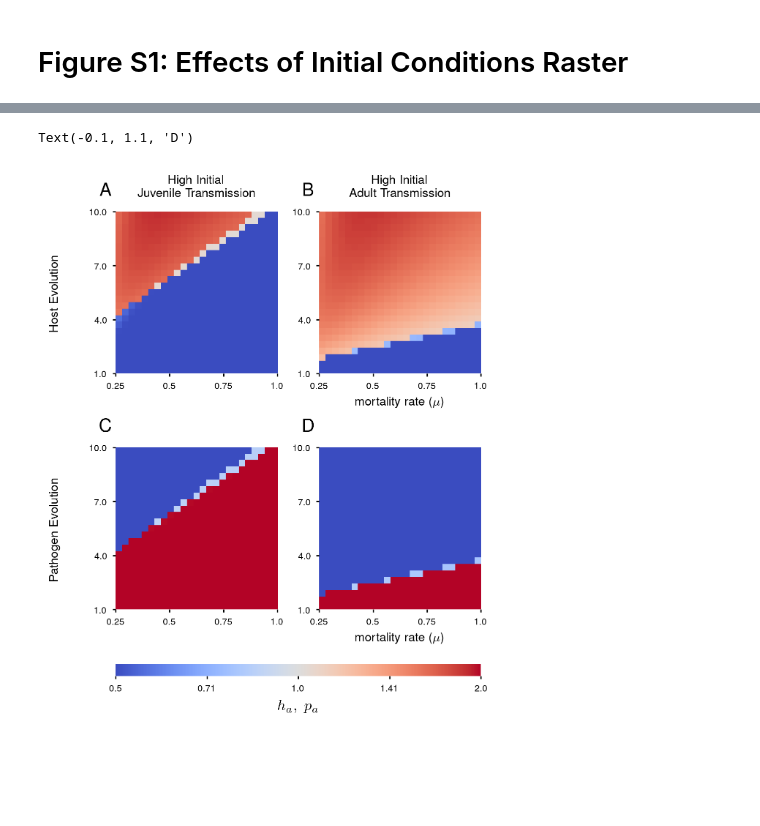
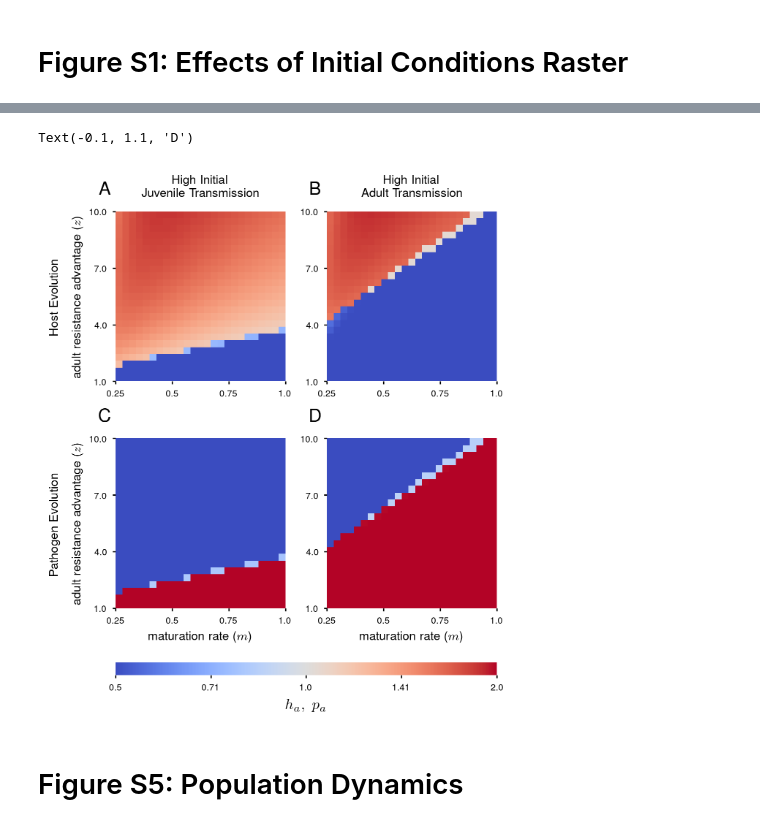
Before and after one commit to svhulse/transmission-coevolution, a Jupyter notebook: figures_supplementary.ipynb, the cells around one changed output, grey strips where cells are left out. Saved outputs shown, nothing was run; the diff lists cells and outputs as text; code cells hidden in the pictures; blank space fills up the shorter version.

Commit message:
new rasters

```diff
--- a/figures_supplementary.ipynb
+++ b/figures_supplementary.ipynb
@@ -229,51 +259,53 @@ Text(-0.1, 1.1, 'C')
-# %%
-coevol_path_50 = 'data/fast_pathogen_evolution_init_50_coevol.p'
-coevol_path_60 = 'data/fast_pathogen_evolution_init_60_coevol.p'
-
-coevol_raster_50 = RasterAnalysis(coevol_path_50, arg_x='m', arg_y='z')
-coevol_raster_60 = RasterAnalysis(coevol_path_60, arg_x='m', arg_y='z')
+# %%
+#Load rasters and data used for raster plots
+path_50 = 'data/fast_pathogen_evolution_init_50_coevol.p'
+path_60 = 'data/fast_pathogen_evolution_init_60_coevol.p'
+
+raster_50 = RasterAnalysis(coevol_path_50, arg_x='m', arg_y='z')
+raster_60 = RasterAnalysis(coevol_path_60, arg_x='m', arg_y='z')
 # %%
 fig, ax = plt.subplots(figsize=(5,5), ncols=2, nrows=2, layout='compressed')
 
-S_coevol_50, I_coevol_50, = coevol_raster_50.evol_plot()
-S_coevol_60, I_coevol_60, = coevol_raster_60.evol_plot()
+S_coevol_60, I_coevol_60, = raster_60.evol_plot()
+S_coevol_50, I_coevol_50, = raster_50.evol_plot()
 
-plot = ax[0,0].imshow(99 - S_coevol_50, cmap='coolwarm', vmin=0, vmax=99)
-ax[1,0].imshow(99 - I_coevol_50, cmap='coolwarm', vmin=0, vmax=99)
+plot = ax[0,0].imshow(99 - S_coevol_60, cmap='coolwarm', vmin=0, vmax=99)
+ax[1,0].imshow(99 - I_coevol_60, cmap='coolwarm', vmin=0, vmax=99)
 
-ax[0,1].imshow(99 - S_coevol_60, cmap='coolwarm', vmin=0, vmax=99)
-ax[1,1].imshow(99 - I_coevol_60, cmap='coolwarm', vmin=0, vmax=99)
+ax[0,1].imshow(99 - S_coevol_50, cmap='coolwarm', vmin=0, vmax=99)
+ax[1,1].imshow(99 - I_coevol_50, cmap='coolwarm', vmin=0, vmax=99)
 
 for axis in ax.reshape(-1):
     axis.invert_yaxis()
     axis.set_frame_on(False)
     axis.tick_params('both', length=2)
 
+coevol_raster_60.label_axes(ax[0,0], (4, 4), label_x=False, label_y=True)
+coevol_raster_60.label_axes(ax[1,0], (4, 4), label_y=True, x_string=r'maturation rate ($m$)')
+coevol_raster_50.label_axes(ax[0,1], (4, 4), label_x=False, label_y=False)
+coevol_raster_50.label_axes(ax[1,1], (4, 4), label_y=False, x_string=r'maturation rate ($m$)')
 
-coevol_raster_50.label_axes(ax[0,0], (4, 4), label_x=False, label_y=False)
-coevol_raster_50.label_axes(ax[0,1], (4, 4), label_y=False, x_string=r'mortality rate ($\mu$)')
-coevol_raster_60.label_axes(ax[1,0], (4, 4), label_x=False, label_y=False)
-coevol_raster_60.label_axes(ax[1,1], (4, 4), label_y=False, x_string=r'mortality rate ($\mu$)')
-
+ax[0,1].set_title('High Initial\nAdult Transmission', pad=10, fontsize=8)
 ax[0,0].set_title('High Initial\nJuvenile Transmission', pad=10, fontsize=8)
-ax[0,1].set_title('High Initial\nAdult Transmission', pad=10, fontsize=8)
 
 ax[0,0].annotate('Host Evolution', xy=(0, 0.5), xytext=(-40,0), xycoords='axes fraction', textcoords='offset points', ha='center', va='center', rotation=90, fontsize=8)
 ax[1,0].annotate('Pathogen Evolution', xy=(0, 0.5), xytext=(-40,0), xycoords='axes fraction', textcoords='offset points', ha='center', va='center', rotation=90, fontsize=8)
 
 cbar = fig.colorbar(plot, ax=ax[:], location='bottom', aspect=30)
 cbar.ax.set_xticklabels(['Low Juvenile Transmission \n High Adult Transmission', 'High Juvenile Transmission \n Low Adult Transmission'])
 cbar.ax.tick_params(axis='both', which='both', length=2)
 cbar.ax.set_xticks(np.linspace(0, 99, 5))
 cbar.ax.set_xticklabels(np.round(np.logspace(-1, 1, 5, base=2), 2))
 cbar.set_label(r'$h_a,\ p_a$', fontsize=10)
 cbar.outline.set_visible(False)
 
 ax[0,0].annotate("A", xy=(-0.1, 1.1), xycoords="axes fraction", fontsize=plot_label_size)
 ax[0,1].annotate("B", xy=(-0.1, 1.1), xycoords="axes fraction", fontsize=plot_label_size)
 ax[1,0].annotate("C", xy=(-0.1, 1.1), xycoords="axes fraction", fontsize=plot_label_size)
 ax[1,1].annotate("D", xy=(-0.1, 1.1), xycoords="axes fraction", fontsize=plot_label_size)
 # %% [output]
 Text(-0.1, 1.1, 'D')
-[figure, old version]
+[figure, new version]
+# %% [markdown]
+# Figure S5: Population Dynamics #
 # %%
```
Also changed, not shown: parts of 21 cells of this notebook, 2 other files.
